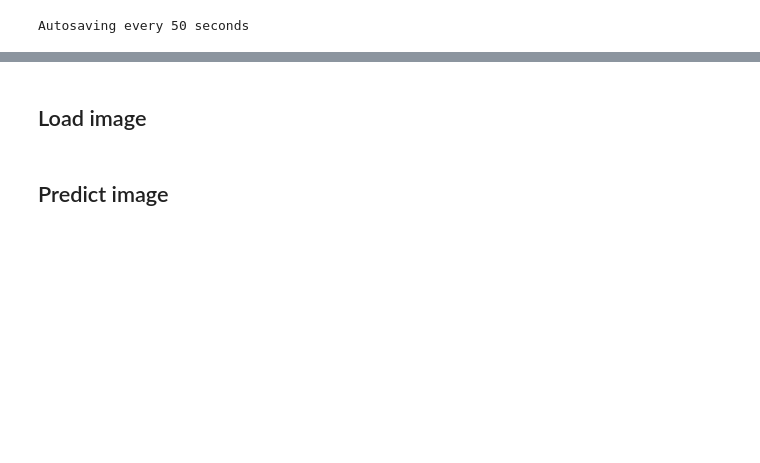
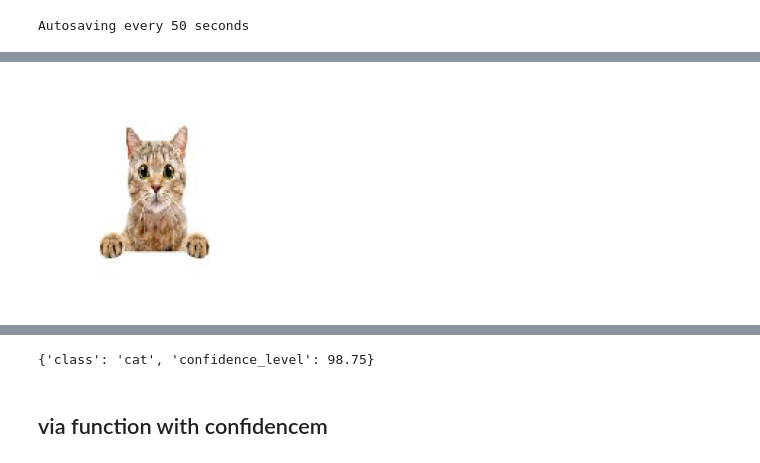
Before and after one commit to poojasaxena/tensorflow-specialization-coursera, a Jupyter notebook: pool_common_scripts/predict_dogncat_image_from_compiled_model.ipynb, the cells around one changed output, grey strips where cells are left out. Cells and saved outputs as stored; diff of their text form; code cells hidden in the pictures; blank space fills up the shorter version.

```diff
--- a/pool_common_scripts/predict_dogncat_image_from_compiled_model.ipynb
+++ b/pool_common_scripts/predict_dogncat_image_from_compiled_model.ipynb
@@ -29,0 +65,9 @@ To enable them in other operations, rebuild TensorFlow with the appropriate comp
+# %%
+name="cat_01.jpeg"
+predict_local_image_with_confidence_level(image_name=name,
+                                          image_target_size=(150,150),
+                                          model_name=loaded_model,
+                                          output_class=['dog','cat'],
+                                         )
+# %% [output]
+[figure, added]
@@ -30,3 +75,4 @@ To enable them in other operations, rebuild TensorFlow with the appropriate comp
+{'class': 'cat', 'confidence_level': 98.75}
 # %% [markdown]
-## Load image
+## via function with confidencem
 # %%
@@ -45,2 +109,0 @@ def load_image(img_path, show=False):
-# %% [markdown]
-## Predict image
```
Also changed, not shown: parts of 17 cells of this notebook, 1 other file.
